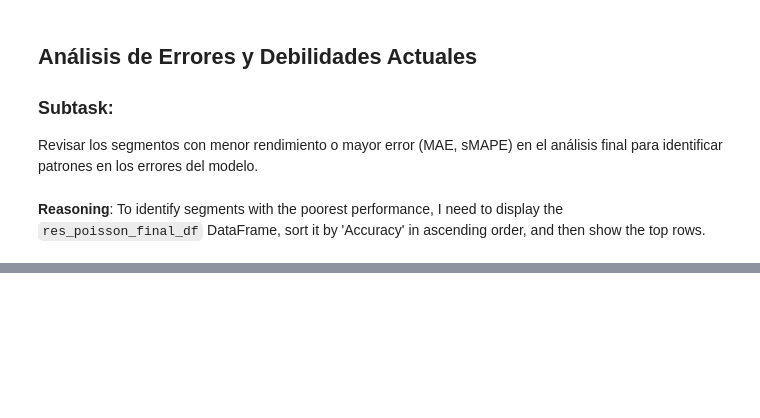
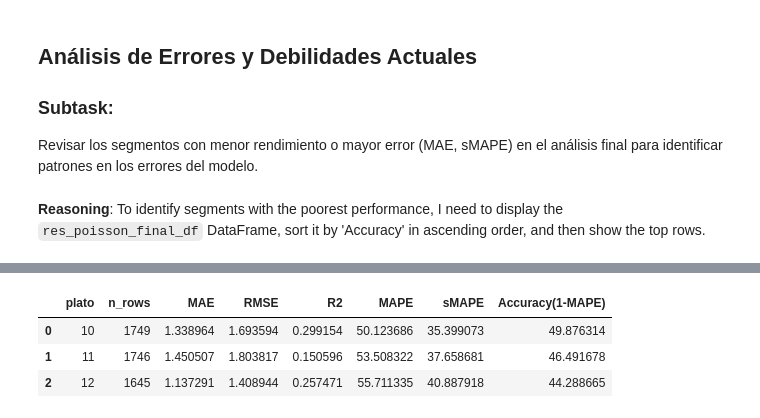
Before and after one commit to joseph7104/-1INF46-Plan_Compras_Produccion, a Jupyter notebook: notebooks/tuning/XGBOOST.ipynb, the cells around one changed output, grey strips where cells are left out. Cells and saved outputs as stored; diff of their text form; code cells hidden in the pictures; blank space fills up the shorter version.

```diff
--- a/notebooks/tuning/XGBOOST.ipynb
+++ b/notebooks/tuning/XGBOOST.ipynb
@@ -1425,0 +1696,78 @@ Basado en los resultados de `res_poisson_final_df` ordenados por `Accuracy` (men
+# %%
+import xgboost as xgb
+from tqdm import tqdm
+
+results_remaining = []
+models_remaining = {}
+
+for seg in tqdm(segments_to_model, desc="Reentrenando modelos para segmentos restantes"): # segments_to_model = [10, 11, 12]
+    g = df_remaining_segments[df_remaining_segments[PLATO_COL] == seg].copy()
+    if len(g) < N_SPLITS + 1 or seg not in best_params_remaining:
+        continue
+
+    g = g.sort_values(DATE_COL).reset_index(drop=True)
+    X = g[regressors_final]
+    y = g[TARGET_COL].astype(float)
+
+    # Split temporal: 90% train, 10% validacion para early stopping
+    val_start = int(len(g) * 0.9)
+    X_tr, y_tr = X.iloc[:val_start], y.iloc[:val_start]
+    X_va, y_va = X.iloc[val_start:], y.iloc[val_start:]
+
+    dtrain = xgb.DMatrix(X_tr, label=y_tr)
+    dvalid = xgb.DMatrix(X_va, label=y_va)
+    dall   = xgb.DMatrix(X,    label=y)
+
+    bp = best_params_remaining[seg]
+    params = {
+        "objective": "reg:squarederror",
+        "eval_metric": "mae",
+        "tree_method": "hist",
+        "eta": float(bp["learning_rate"]),
+        "max_depth": int(bp["max_depth"]),
+        "subsample": float(bp["subsample"]),
+        "colsample_bytree": float(bp["colsample_bytree"]),
+        "gamma": float(bp["gamma"]),
+        "lambda": float(bp["reg_lambda"]),
+        "alpha": float(bp["reg_alpha"]),
+        "random_state": 42,
+    }
+    num_boost_round = int(bp["n_estimators"])
+
+    bst = xgb.train(
+        params=params,
+        dtrain=dtrain,
+        num_boost_round=num_boost_round,
+        evals=[(dvalid, "valid")],
+        early_stopping_rounds=50,
+        verbose_eval=False
+    )
+
+    y_hat_all = bst.predict(dall, iteration_range=(0, bst.best_iteration + 1))
+    metrics = eval_metrics(y, y_hat_all) # eval_metrics is already defined
+
+    row = {"plato": seg, "n_rows": len(g)}
+    row.update(metrics)
+    results_remaining.append(row)
+    models_remaining[seg] = {"booster": bst, "best_iter": int(bst.best_iteration)}
+
+res_remaining_df = pd.DataFrame(results_remaining).sort_values("Accuracy(1-MAPE)", ascending=False)
+print("Resultados de reentrenamiento para segmentos restantes (top 15 por Accuracy):")
+display(res_remaining_df.head(15))
+
+# Métrica global (ponderada) para los segmentos restantes
+if not res_remaining_df.empty:
+    total_n_rem = res_remaining_df["n_rows"].sum()
+    acc_global_rem = (res_remaining_df["Accuracy(1-MAPE)"] * res_remaining_df["n_rows"]).sum() / total_n_rem
+    mae_global_rem = (res_remaining_df["MAE"] * res_remaining_df["n_rows"]).sum() / total_n_rem
+    rmse_global_rem= (res_remaining_df["RMSE"] * res_remaining_df["n_rows"]).sum() / total_n_rem
+    smape_g_rem    = (res_remaining_df["sMAPE"] * res_remaining_df["n_rows"]).sum() / total_n_rem
+
+    print("\n=== M\u00c9TRICA GLOBAL (Segmentos Restantes, ponderada) ===")
+    print(f"Accuracy global: {acc_global_rem:.2f} %")
+    print(f"MAE global     : {mae_global_rem:.4f}")
+    print(f"RMSE global    : {rmse_global_rem:.4f}")
+    print(f"sMAPE global   : {smape_g_rem:.2f} %")
+else:
+    print("No hay resultados para consolidar para los segmentos restantes.")
+# %% [output]
@@ -1425,0 +1775,4 @@ Basado en los resultados de `res_poisson_final_df` ordenados por `Accuracy` (men
+|  | plato | n_rows | MAE | RMSE | R2 | MAPE | sMAPE | Accuracy(1-MAPE) |
+| 0 | 10 | 1749 | 1.338964 | 1.693594 | 0.299154 | 50.123686 | 35.399073 | 49.876314 |
+| 1 | 11 | 1746 | 1.450507 | 1.803817 | 0.150596 | 53.508322 | 37.658681 | 46.491678 |
+| 2 | 12 | 1645 | 1.137291 | 1.408944 | 0.257471 | 55.711335 | 40.887918 | 44.288665 |
```
Also changed, not shown: parts of 62 cells of this notebook.
